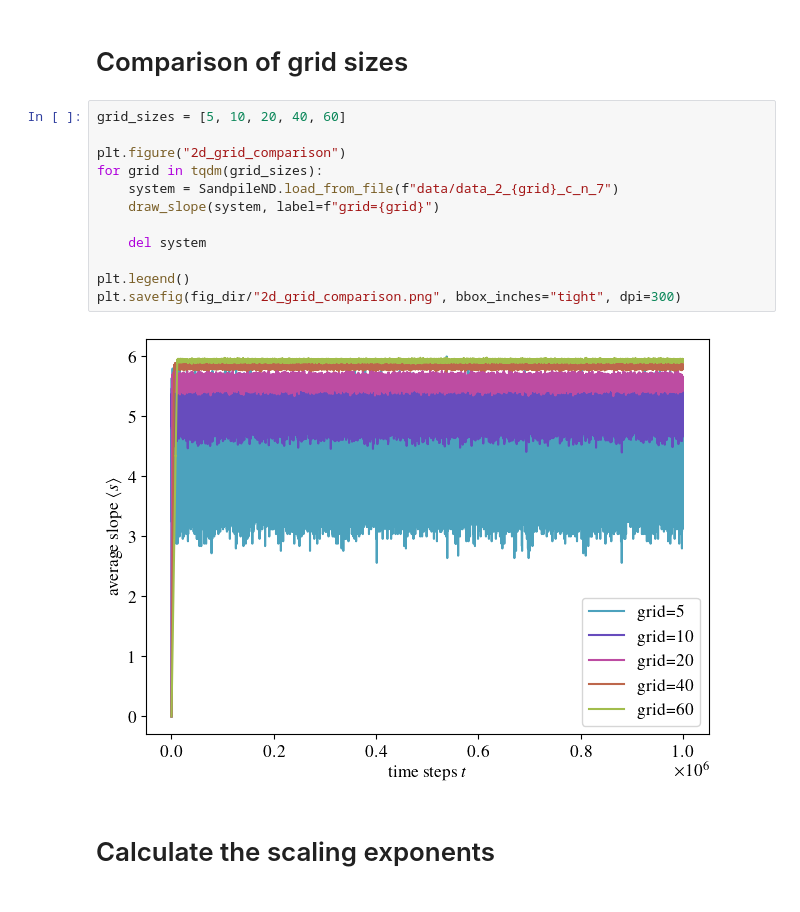
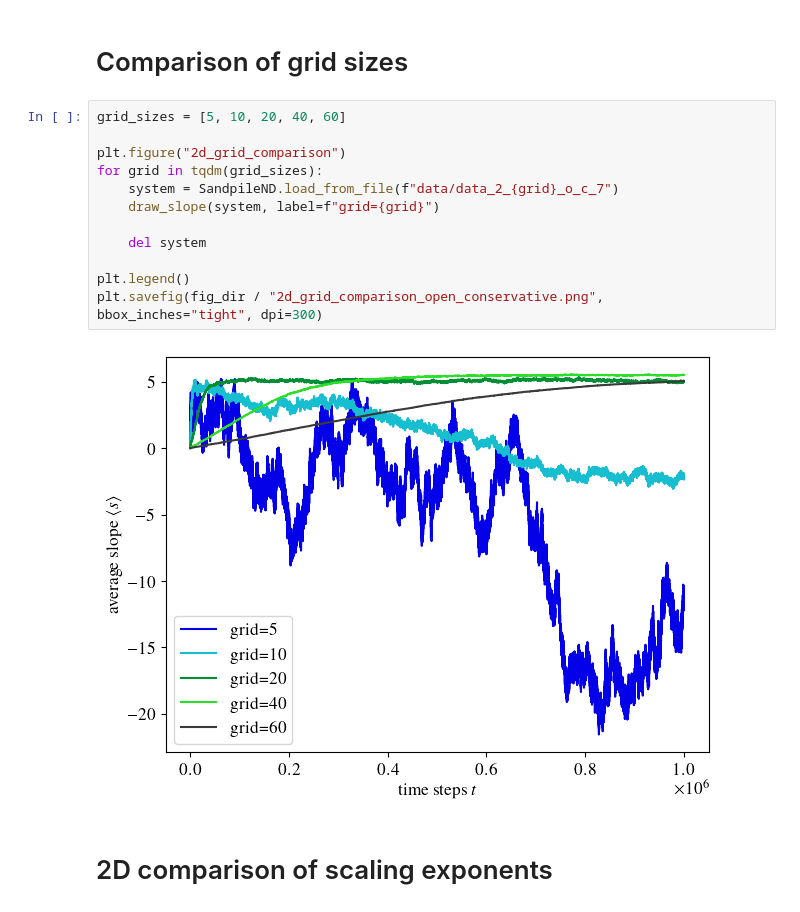
Before and after one commit to GabrielRemi/Sandpile, a Jupyter notebook: Code/analysis.ipynb, the cells around one changed output. Cells and saved outputs as stored; diff of their text form.

```diff
--- a/Code/analysis.ipynb
+++ b/Code/analysis.ipynb
@@ -49,18 +50,18 @@ plt.savefig(fig_dir/"2d_comparison.png", bbox_inches="tight", dpi=300)
 # %%
 grid_sizes = [5, 10, 20, 40, 60]
 
 plt.figure("2d_grid_comparison")
 for grid in tqdm(grid_sizes):
-    system = SandpileND.load_from_file(f"data/data_2_{grid}_c_n_7")
+    system = SandpileND.load_from_file(f"data/data_2_{grid}_o_c_7")
     draw_slope(system, label=f"grid={grid}")
 
     del system
 
 plt.legend()
-plt.savefig(fig_dir/"2d_grid_comparison.png", bbox_inches="tight", dpi=300)
+plt.savefig(fig_dir / "2d_grid_comparison_open_conservative.png", bbox_inches="tight", dpi=300)
 # %% [output]
-[figure, old version]
+[figure, new version]
 # %% [markdown]
 
-# Calculate the scaling exponents
+# 2D comparison of scaling exponents
 # %%
```
Also changed, not shown: parts of 3 cells of this notebook, 5 other files.
